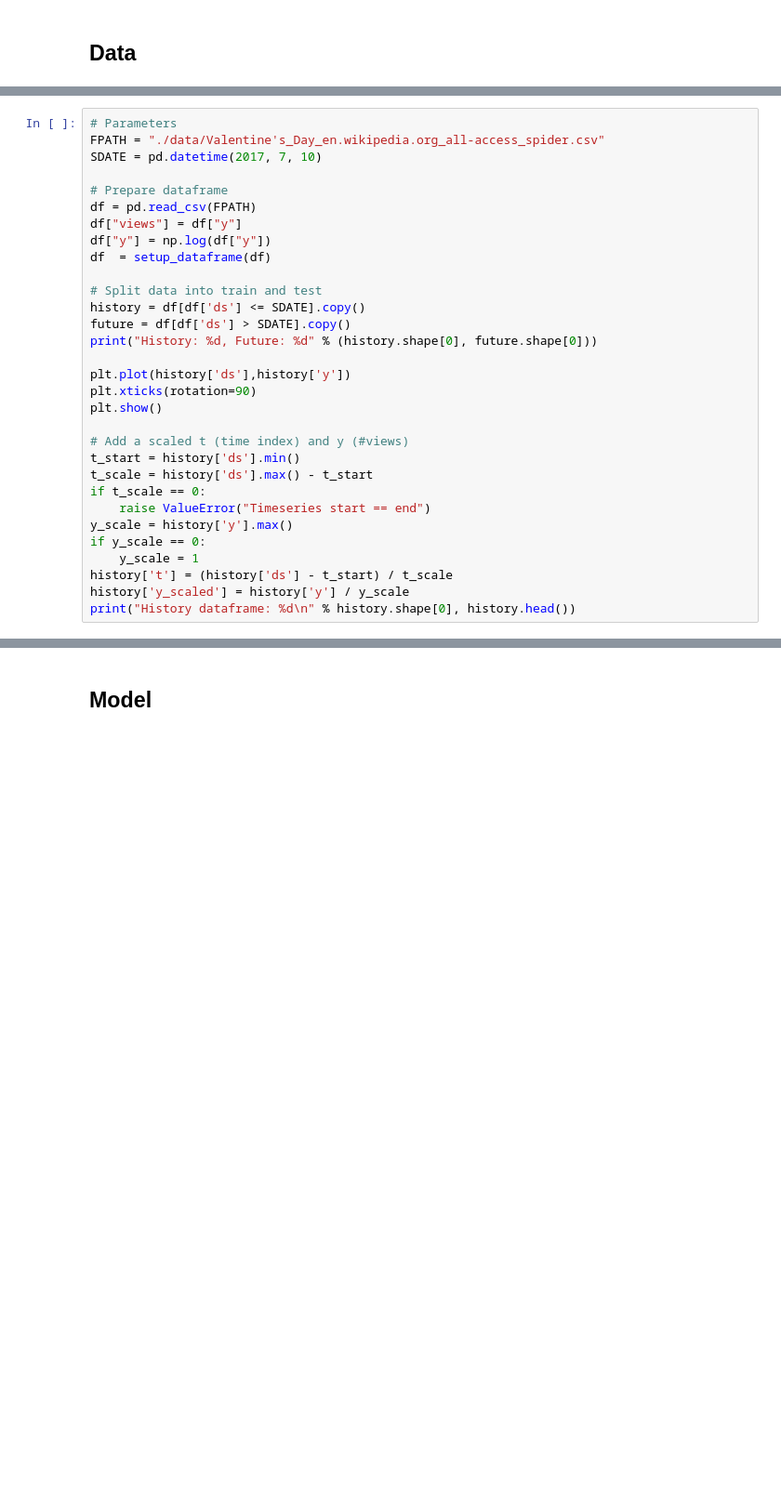
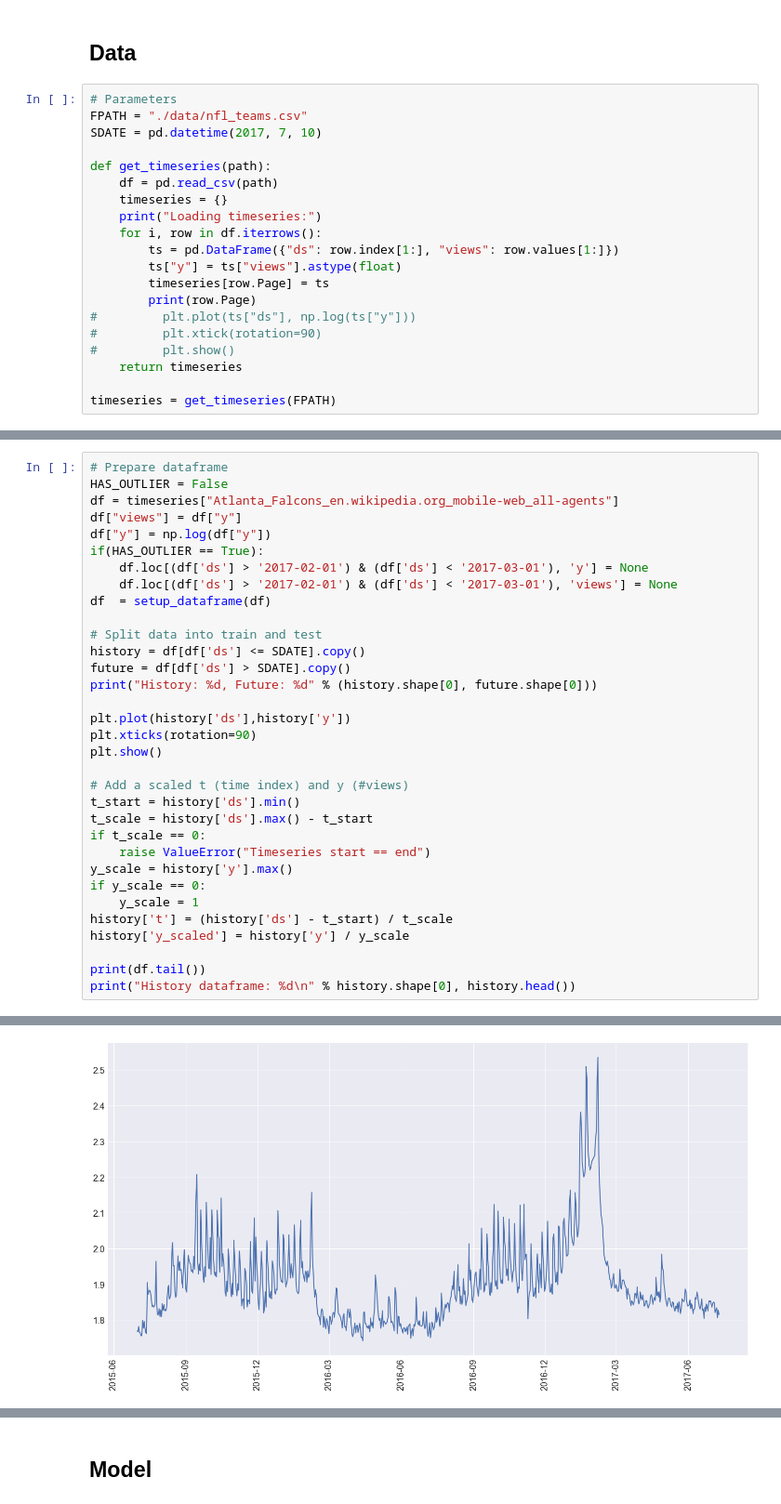
Before and after one commit to AmyJiang/probprog-project, a Jupyter notebook: project.ipynb, the cells around one changed output, grey strips where cells are left out. Shown at 93% size. Drawn from its saved outputs; the diff is of its cells as text; blank space fills up the shorter version.

```diff
--- a/project.ipynb
+++ b/project.ipynb
@@ -18,3 +18,23 @@ mpl.rcParams['ytick.labelsize'] = 18
 from model import *
 # %% [markdown]
 ## Data
+# %%
+# Parameters
+FPATH = "./data/nfl_teams.csv"
+SDATE = pd.datetime(2017, 7, 10)
+
+def get_timeseries(path):
+    df = pd.read_csv(path)
+    timeseries = {}
+    print("Loading timeseries:")
+    for i, row in df.iterrows():
+        ts = pd.DataFrame({"ds": row.index[1:], "views": row.values[1:]})
+        ts["y"] = ts["views"].astype(float)
+        timeseries[row.Page] = ts
+        print(row.Page)
+#         plt.plot(ts["ds"], np.log(ts["y"]))
+#         plt.xtick(rotation=90)
+#         plt.show()
+    return timeseries
+
+timeseries = get_timeseries(FPATH)
@@ -21,12 +53,12 @@ from model import *
 # %%
-# Parameters
-FPATH = "./data/Valentine's_Day_en.wikipedia.org_all-access_spider.csv"
-SDATE = pd.datetime(2017, 7, 10)
-
 # Prepare dataframe
-df = pd.read_csv(FPATH)
+HAS_OUTLIER = False
+df = timeseries["Atlanta_Falcons_en.wikipedia.org_mobile-web_all-agents"]
 df["views"] = df["y"]
 df["y"] = np.log(df["y"])
+if(HAS_OUTLIER == True):
+    df.loc[(df['ds'] > '2017-02-01') & (df['ds'] < '2017-03-01'), 'y'] = None
+    df.loc[(df['ds'] > '2017-02-01') & (df['ds'] < '2017-03-01'), 'views'] = None
 df  = setup_dataframe(df)
 
 # Split data into train and test
@@ -48,4 +80,7 @@ if y_scale == 0:
     y_scale = 1
 history['t'] = (history['ds'] - t_start) / t_scale
 history['y_scaled'] = history['y'] / y_scale
+
+print(df.tail())
 print("History dataframe: %d\n" % history.shape[0], history.head())
+# %% [output]
@@ -51,0 +88 @@ print("History dataframe: %d\n" % history.shape[0], history.head())
+[figure, added]
```
Also changed, not shown: parts of 16 cells of this notebook, 1 other file.
